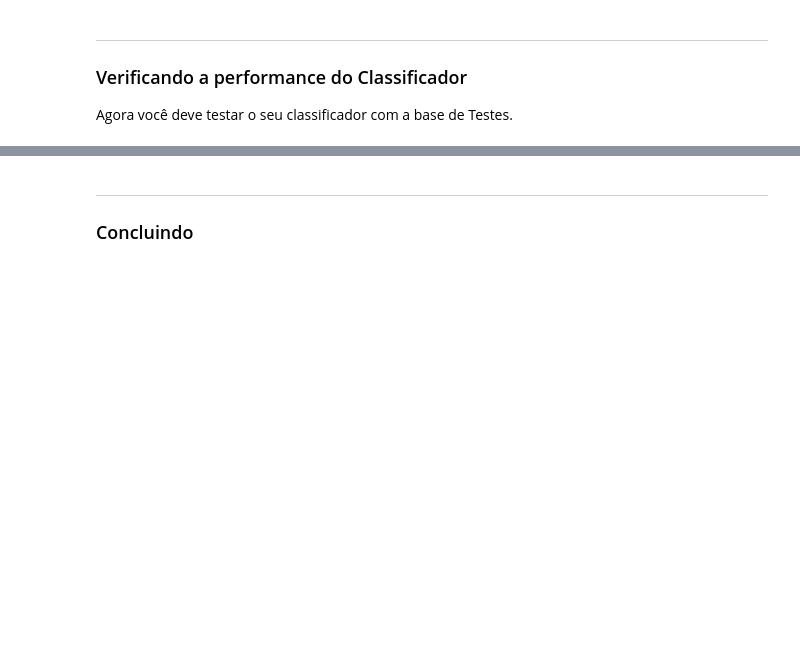
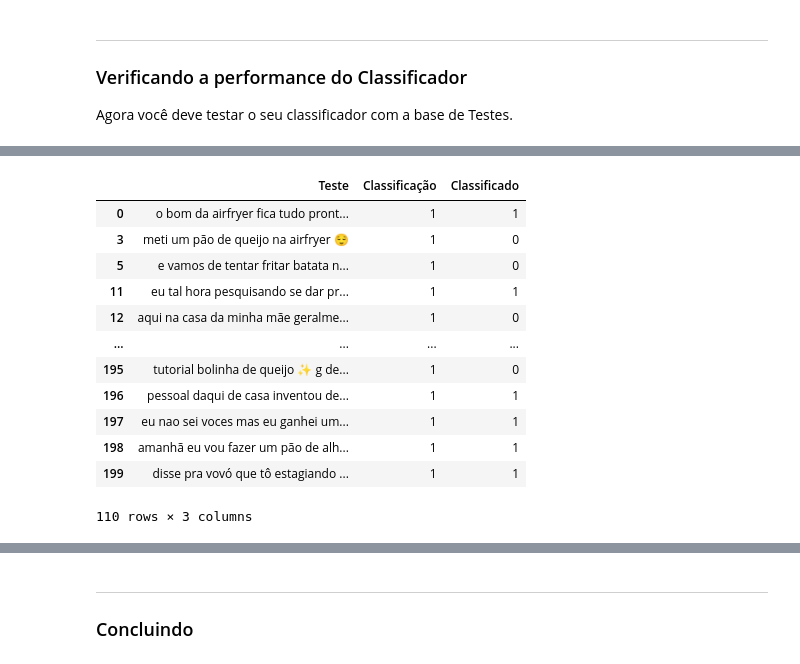
Before and after one commit to LinkolnR/Proj1Cdados, a Jupyter notebook: Projeto1_Layout_Classificador.ipynb, the cells around one changed output, grey strips where cells are left out. Saved outputs shown, nothing was run; the diff lists cells and outputs as text; code cells hidden in the pictures; blank space fills up the shorter version.

```diff
--- a/Projeto1_Layout_Classificador.ipynb
+++ b/Projeto1_Layout_Classificador.ipynb
@@ -64,0 +351,18 @@ Agora você deve testar o seu classificador com a base de Testes.
+# %%
+filtro_1 = df_classificado.Classificação == 1
+nova = df_classificado.loc[filtro_1]
+nova    #planilha que classificamos como relevante
+# %% [output]
+|  | Teste | Classificação | Classificado |
+| 0 | o bom da airfryer fica tudo pront... | 1 | 1 |
+| 3 | meti um pão de queijo na airfryer 😌 | 1 | 0 |
+| 5 | e vamos de tentar fritar batata n... | 1 | 0 |
+| 11 | eu tal hora pesquisando se dar pr... | 1 | 1 |
+| 12 | aqui na casa da minha mãe geralme... | 1 | 0 |
+| ... | ... | ... | ... |
+| 195 | tutorial bolinha de queijo ✨ g de... | 1 | 0 |
+| 196 | pessoal daqui de casa inventou de... | 1 | 1 |
+| 197 | eu nao sei voces mas eu ganhei um... | 1 | 1 |
+| 198 | amanhã eu vou fazer um pão de alh... | 1 | 1 |
+| 199 | disse pra vovó que tô estagiando ... | 1 | 1 |
+110 rows × 3 columns
```
Also changed, not shown: parts of 42 cells of this notebook.
